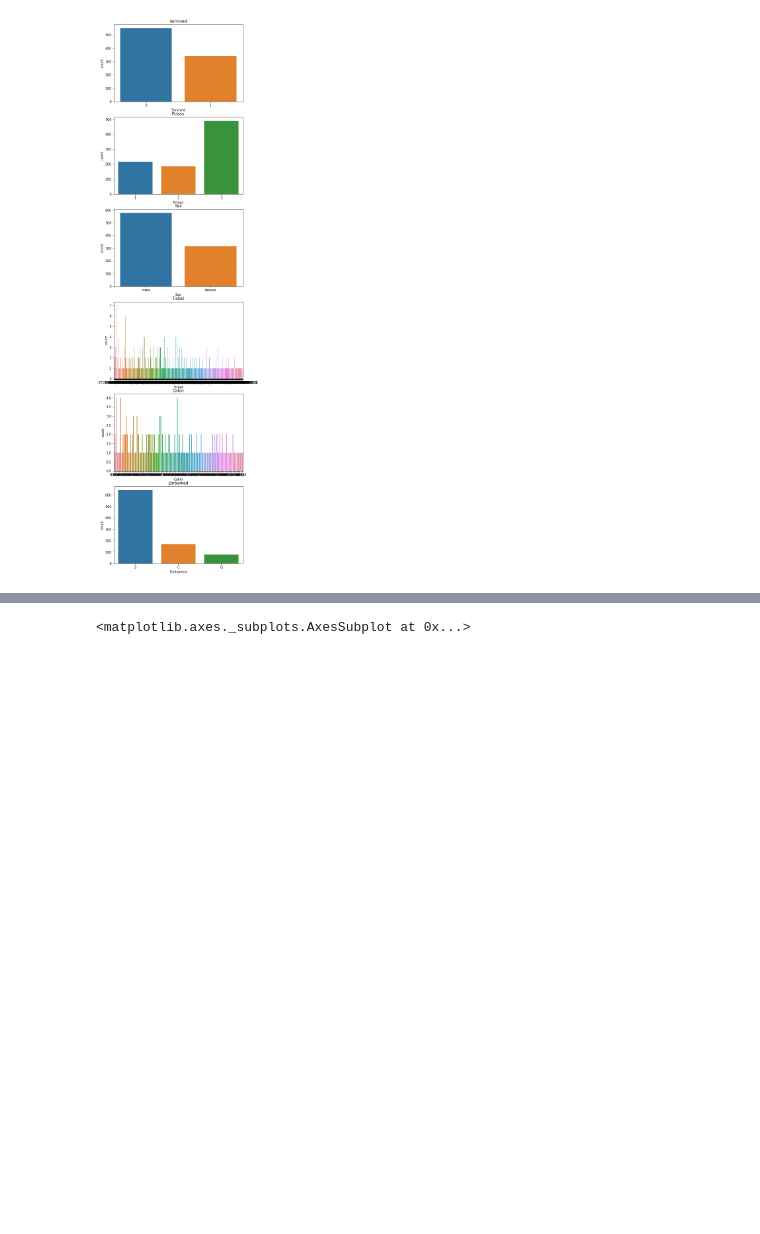
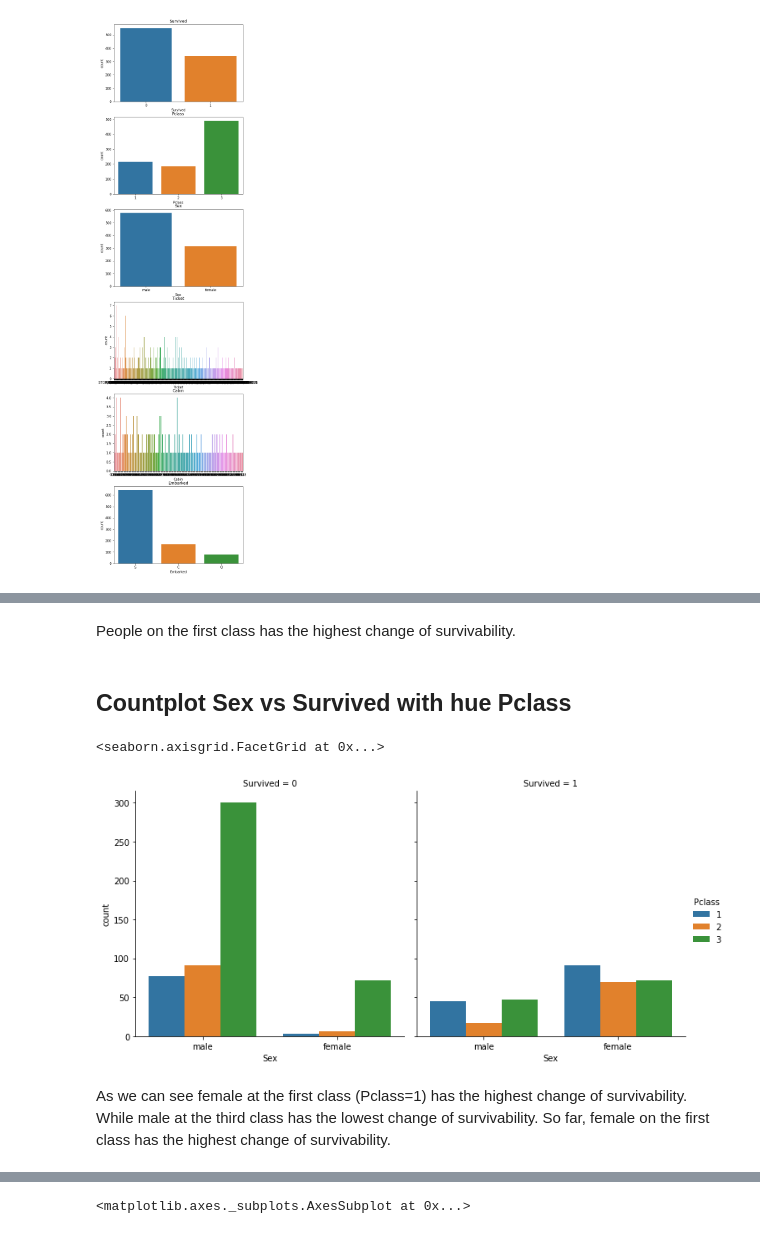
Before and after one commit to marcellinus-witarsah/dataScienceMiniProjects, a Jupyter notebook: TitanicSurvivalModel/Titanic Third.ipynb, the cells around one changed output, grey strips where cells are left out. Cells and saved outputs as stored; diff of their text form; code cells hidden in the pictures; blank space fills up the shorter version.

```diff
--- a/TitanicSurvivalModel/Titanic Third.ipynb
+++ b/TitanicSurvivalModel/Titanic Third.ipynb
@@ -171,3 +260,18 @@ As we can see that a lot of people in the Pclass=1 survived the titanic while in
+# %% [markdown]
+People on the first class has the highest change of survivability.
+# %% [markdown]
+## Countplot Sex vs Survived with hue Pclass
+# %%
+sns.catplot(x='Sex',
+            hue='Pclass',
+            col='Survived',
+            data=titanic_train,
+            kind='count')
+# %% [output]
+<seaborn.axisgrid.FacetGrid at 0x...>
+[figure, added]
+# %% [markdown]
+As we can see female at the first class (Pclass=1) has the highest change of survivability. While male at the third class has the lowest change of survivability. So far, female on the first class has the highest change of survivability.
 # %%
 facetGrid1 = sns.FacetGrid(titanic_train, row='Embarked', height=7, aspect=1.5)
 facetGrid1.map(sns.pointplot, 'Pclass', 'Survived', 'Sex', order=None, hue_order=None)
```
Also changed, not shown: parts of 21 cells of this notebook.
